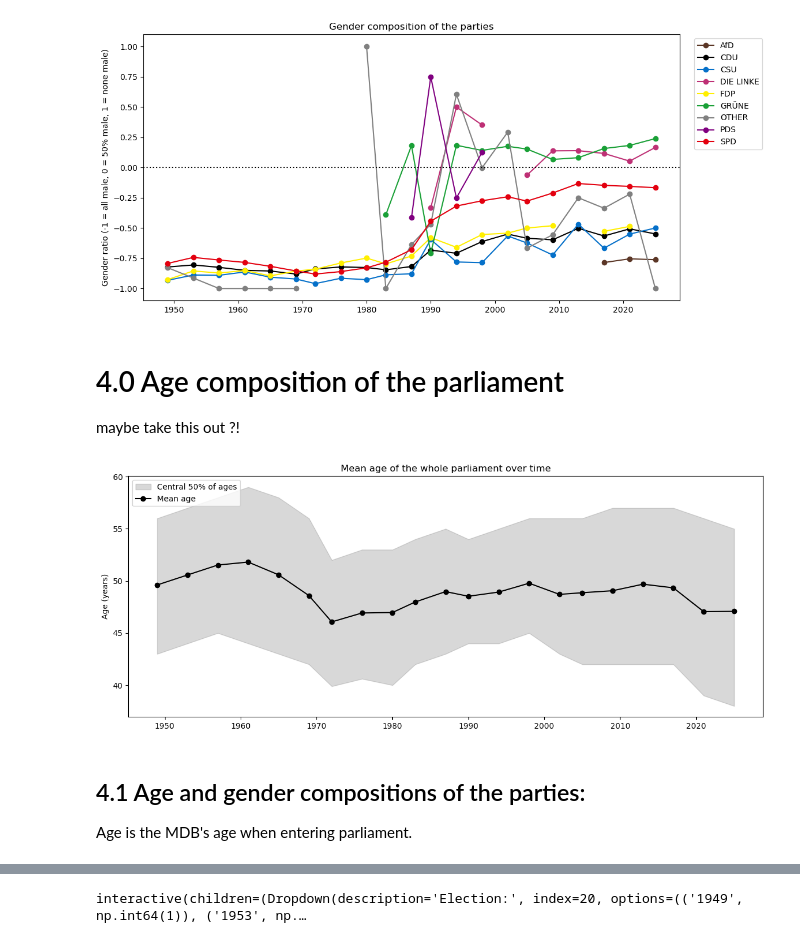
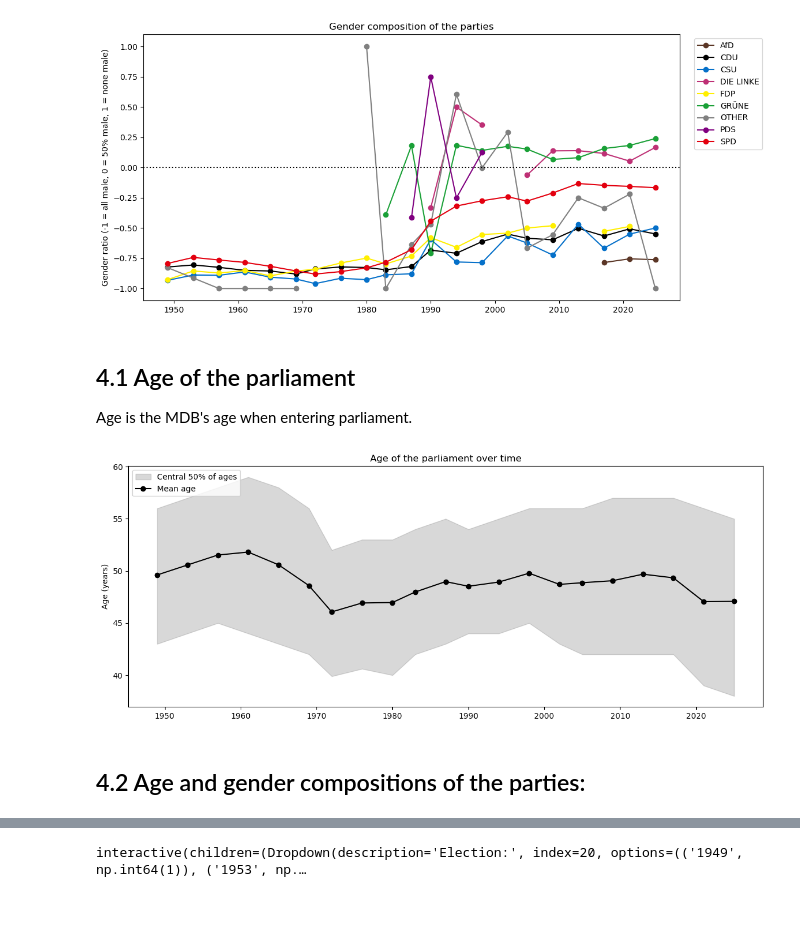
Before and after one commit to carl-lorenz/Visualization, a Jupyter notebook: Exam/1_members_of_german_parliament.ipynb, the cells around one changed output, grey strips where cells are left out. Cells and saved outputs as stored; diff of their text form; code cells hidden in the pictures; blank space fills up the shorter version.

```diff
--- a/Exam/1_members_of_german_parliament.ipynb
+++ b/Exam/1_members_of_german_parliament.ipynb
@@ -47,3 +50,9 @@ CDU_CSU_FACTIONS = {
+# %%
+def safe_merge(df1, df2, key):
+    for column in df2.columns:
+        if column not in key and column in df1.columns:
+            df1 = df1.drop(columns=column)
+    return df1.merge(df2, on=key, how='left')
 # %% [markdown]
 ## 1.1 Storing the data
 # %%
@@ -290,23 +295,23 @@ To handle replacement MDBs and those who changed parties while in office, we cho
 # %%
 # Using the latest observed `MDBWP_UNTIL` per WP as the period end, assuming that at least one MDB per WP finishes his term:
-terms_end_map = wp_mdbs_df.dropna(subset=['MDBWP_UNTIL']).groupby('WP')['MDBWP_UNTIL'].max()
+terms_end_map = wp_df.dropna(subset=['MDBWP_UNTIL']).groupby('WP')['MDBWP_UNTIL'].max()
 
 # WP 21 uses 2026-07-17 (today) as the end date for fraction calculation:
-terms_end_map.loc[terms_df.loc[terms_df['WP_BEGIN'] == pd.Timestamp('2025-03-25'), 'WP'].iloc[0]] = pd.Timestamp('2026-07-17')
+terms_end_map.loc[terms_df.loc[terms_df['WP_BEGIN'] == pd.Timestamp('2025-03-25'), 'WP'].iloc[0]] = TODAY
 
 # Calculating the duration of each term:
 terms_duration_map = (terms_end_map - terms_df.set_index('WP')['WP_BEGIN']).dt.days
-terms_end_dates = wp_mdbs_df['WP'].map(terms_end_map)
-wp_end_dates = wp_mdbs_df['MDBWP_UNTIL'].fillna(terms_end_dates)
+terms_end_dates = wp_df['WP'].map(terms_end_map)
+wp_end_dates = wp_df['MDBWP_UNTIL'].fillna(terms_end_dates)
 
-# Calculating the duration of each wp_mdbs_df entry:
-wp_duration = (wp_end_dates - wp_mdbs_df['MDBWP_FROM']).dt.days
+# Calculating the duration of each wp_df entry:
+wp_duration = (wp_end_dates - wp_df['MDBWP_FROM']).dt.days
 
 # Calculating fractions:
-wp_mdbs_df['Frac_of_WP'] = (wp_duration / wp_mdbs_df['WP'].map(terms_duration_map)).astype(float)
+wp_df['Frac_of_WP'] = (wp_duration / wp_df['WP'].map(terms_duration_map)).astype(float)
 
 # Aggregating fractions per WP and party:
-fractions = wp_mdbs_df.groupby(['WP','Party'])['Frac_of_WP'].sum().unstack(fill_value=0)
+fractions = wp_df.groupby(['WP','Party'])['Frac_of_WP'].sum().unstack(fill_value=0)
     # Replace NaNs with 0.
 
 # Normalizing rows to 1:
@@ -335,7 +340,7 @@ plt.show()
 # %%
 def get_gender_ratio(group):
     gender_weight = (
-    wp_mdbs_df
+    wp_df
     .groupby(group)['Frac_of_WP']
     .sum()
     .unstack(fill_value=0)
@@ -343,7 +348,7 @@ def get_gender_ratio(group):
 
     male_share = gender_weight['male'] / gender_weight.sum(axis=1)
     gender_ratio = (-2 * (male_share - 0.5)).rename('gender_ratio').reset_index()
-    return terms_df[['WP', 'election_y_int']].merge(gender_ratio, on='WP').sort_values('WP')
+    return safe_merge(terms_df[['WP', 'election_y_int']], gender_ratio, ['WP'])
 # %%
 wp_gender_df = get_gender_ratio(['WP', 'Gender'])
 
@@ -384,18 +392,18 @@ plt.show()
 # %% [output]
 [figure]
 # %% [markdown]
-# 4.0 Age composition of the parliament
+## 4.1 Age of the parliament
 
-maybe take this out ?!
+Age is the MDB's age when entering parliament.
 # %%
 # Adding age column:
-wp_mdbs_df['Age'] = (
-    (wp_mdbs_df['MDBWP_FROM'] - wp_mdbs_df['Date_of_birth']).dt.days // 365.25
+wp_df['Age'] = (
+    (wp_df['MDBWP_FROM'] - wp_df['Date_of_birth']).dt.days // 365.25
 ).astype(int)
 
 # Calculating age stats per party:
-age_stats = (
-    wp_mdbs_df
+age_stats_df = (
+    wp_df
     .groupby(['WP', 'Party'])['Age']
     .agg(
         age_min='min',
@@ -406,11 +414,10 @@ age_stats = (
     )
     .reset_index()
 )
-wp_parties_ext_df = wp_parties_df.merge(age_stats, on=['WP', 'Party'], how='left')
-
+wp_parties_df = safe_merge(wp_parties_df, age_stats_df, ['WP', 'Party'])
 # Overall (whole-parliament) weighted mean age per WP
 overall_age = (
-    wp_mdbs_df
+    wp_df
     .groupby('WP')
     .apply(lambda g: (g['Age'] * g['Frac_of_WP']).sum() / g['Frac_of_WP'].sum(), include_groups=False)
     .rename('mean_age')
@@ -433,7 +440,7 @@ def age_envelope(g):
     return pd.Series({'age_lo': lo, 'age_hi': hi})
 
 overall_range = (
-    wp_mdbs_df
+    wp_df
     .groupby('WP')
     .apply(age_envelope, include_groups=False)
     .reset_index()
@@ -446,36 +453,34 @@ overall_age = (
     .sort_values('WP')
 )
 
 fig, ax = plt.subplots(figsize=(12, 5))
 
 # Grey envelope (central 75% of ages, weighted)
 ax.fill_between(
     overall_age['election_y_int'],
     overall_age['age_lo'],
     overall_age['age_hi'],
     color='grey',
     alpha=0.3,
     label='Central 50% of ages'
 )
 
 # Mean age line
 ax.plot(
     overall_age['election_y_int'],
     overall_age['mean_age'],
     marker='o',
     color='black',
     label='Mean age'
 )
 
 ax.set_xlabel('')
 ax.set_ylabel('Age (years)')
-ax.set_title('Mean age of the whole parliament over time')
+ax.set_title('Age of the parliament over time')
 ax.legend(loc='upper left')
 plt.tight_layout()
 plt.show()
 # %% [output]
-[figure, old version]
+[figure, new version]
 # %% [markdown]
-## 4.1 Age and gender compositions of the parties:
-
-Age is the MDB's age when entering parliament.
+## 4.2 Age and gender compositions of the parties:
```
Also changed, not shown: parts of 17 cells of this notebook.
